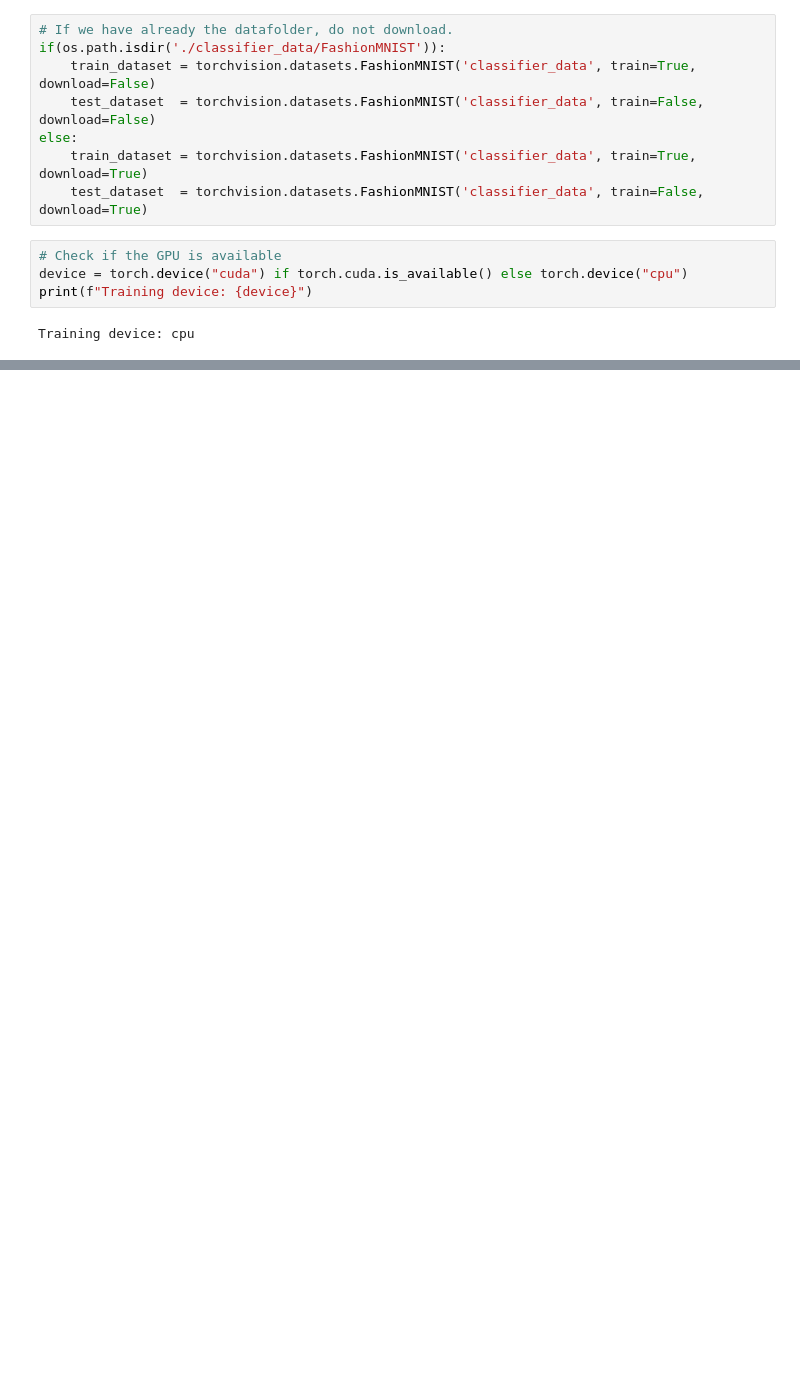
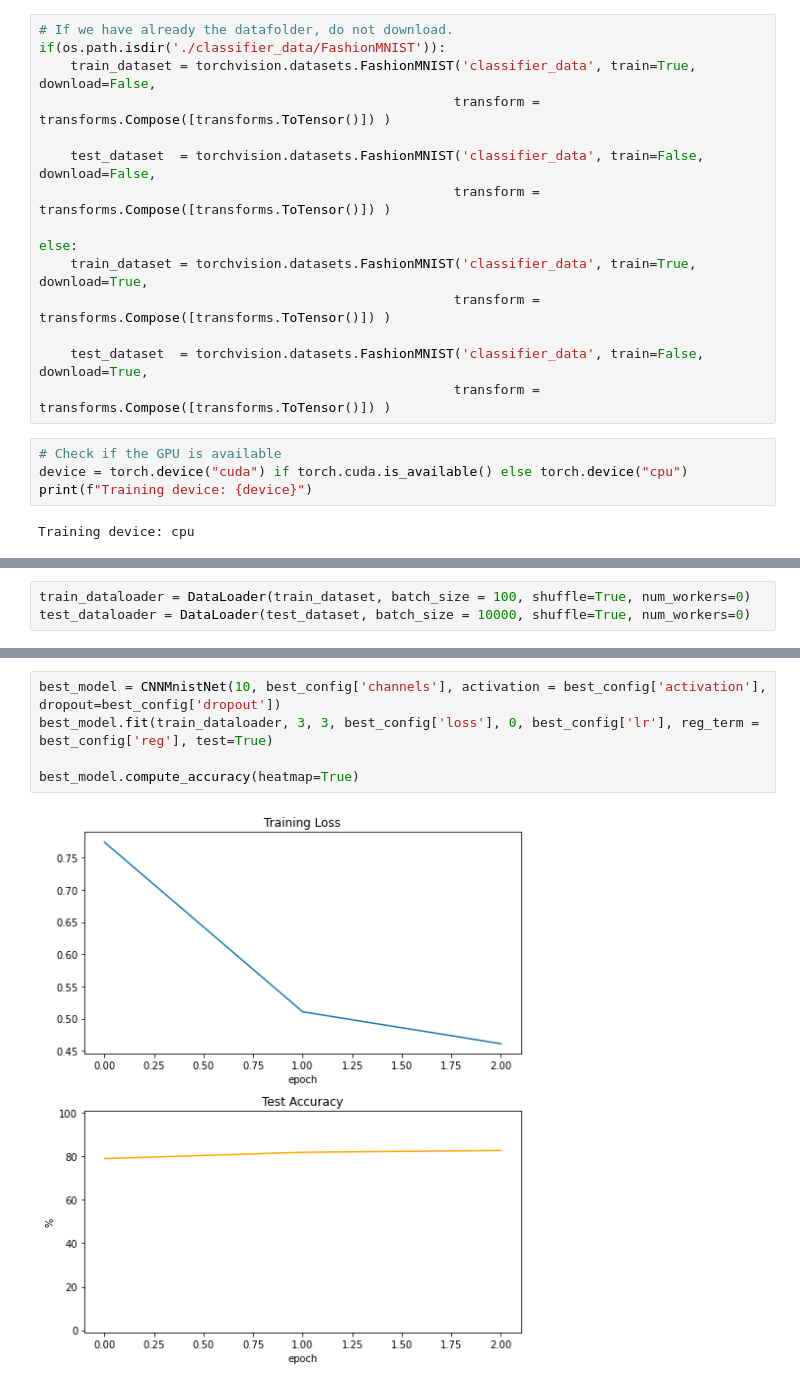
Before and after one commit to SaverioMonaco/NN-DeepLearning-Projects, a Jupyter notebook: 1. Supervised Deep Learning/Monaco-HW1-Classification.ipynb, the cells around one changed output, grey strips where cells are left out. Drawn from its saved outputs; the diff is of its cells as text; blank space fills up the shorter version.

```diff
--- a/1. Supervised Deep Learning/Monaco-HW1-Classification.ipynb
+++ b/1. Supervised Deep Learning/Monaco-HW1-Classification.ipynb
@@ -42,11 +52,18 @@ np.random.seed(2012264)
 # %%
 # If we have already the datafolder, do not download.
 if(os.path.isdir('./classifier_data/FashionMNIST')):
-    train_dataset = torchvision.datasets.FashionMNIST('classifier_data', train=True, download=False)
-    test_dataset  = torchvision.datasets.FashionMNIST('classifier_data', train=False, download=False)
+    train_dataset = torchvision.datasets.FashionMNIST('classifier_data', train=True, download=False,
+                                                     transform = transforms.Compose([transforms.ToTensor()]) )
+
+    test_dataset  = torchvision.datasets.FashionMNIST('classifier_data', train=False, download=False,
+                                                     transform = transforms.Compose([transforms.ToTensor()]) )
+
 else:
-    train_dataset = torchvision.datasets.FashionMNIST('classifier_data', train=True, download=True)
-    test_dataset  = torchvision.datasets.FashionMNIST('classifier_data', train=False, download=True)
+    train_dataset = torchvision.datasets.FashionMNIST('classifier_data', train=True, download=True,
+                                                     transform = transforms.Compose([transforms.ToTensor()]) )
+
+    test_dataset  = torchvision.datasets.FashionMNIST('classifier_data', train=False, download=True,
+                                                     transform = transforms.Compose([transforms.ToTensor()]) )
 # %%
 # Check if the GPU is available
 device = torch.device("cuda") if torch.cuda.is_available() else torch.device("cpu")
@@ -88,0 +117,3 @@ True Label: T-shirt/top
+# %%
+train_dataloader = DataLoader(train_dataset, batch_size = 100, shuffle=True, num_workers=0)
+test_dataloader = DataLoader(test_dataset, batch_size = 10000, shuffle=True, num_workers=0)
@@ -88,0 +512,7 @@ True Label: T-shirt/top
+# %%
+best_model = CNNMnistNet(10, best_config['channels'], activation = best_config['activation'], dropout=best_config['dropout'])
+best_model.fit(train_dataloader, 3, 3, best_config['loss'], 0, best_config['lr'], reg_term = best_config['reg'], test=True)
+
+best_model.compute_accuracy(heatmap=True)
+# %% [output]
+[figure, added]
```
Also changed, not shown: parts of 17 cells of this notebook, 4 other files.
